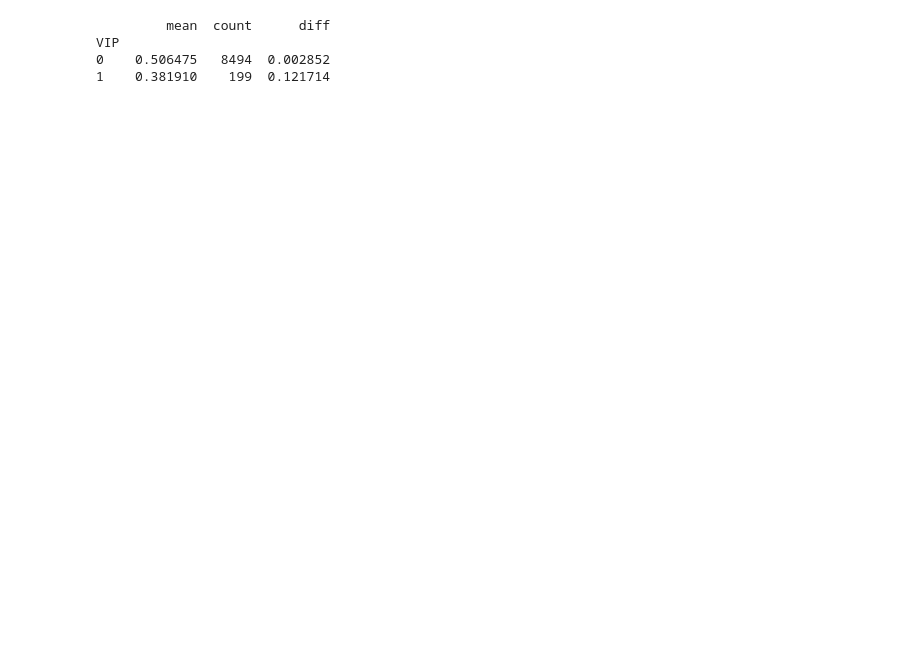
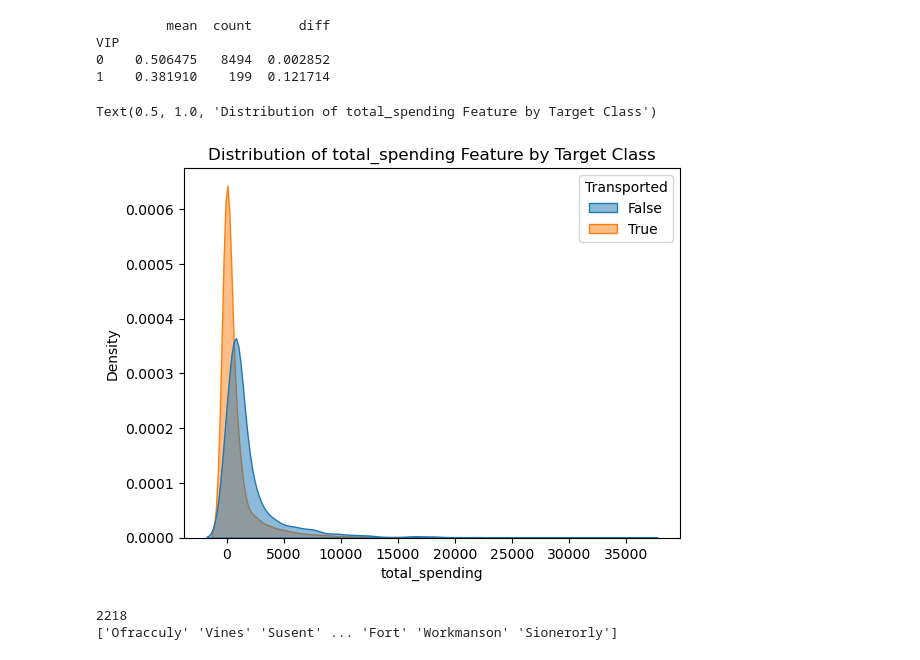
Before and after one commit to Skizdukion/mlops, a Jupyter notebook: jupyter/explore_data_space_ship.ipynb, the cells around one changed output. Drawn from its saved outputs; the diff is of its cells as text; code cells hidden in the pictures; blank space fills up the shorter version.

Commit message:
Feat: base line for spaceship data

```diff
--- a/jupyter/explore_data_space_ship.ipynb
+++ b/jupyter/explore_data_space_ship.ipynb
@@ -289,3 +289,16 @@ print(analysis.sort_values(by='count', ascending=False).head(10))
 VIP
 0    0.506475   8494  0.002852
 1    0.381910    199  0.121714
+# %%
+# List of the numeric columns to be summed
+spending_cols = ['RoomService', 'FoodCourt', 'ShoppingMall', 'Spa', 'VRDeck']
+
+# Calculate the total spending
+# axis=1 tells pandas to sum across columns for each row
+visualize_df['total_spending'] = visualize_df[spending_cols].sum(axis=1)
+# %%
+sns.kdeplot(data=visualize_df, x="total_spending", hue="Transported", fill=True, common_norm=False, alpha=0.5)
+plt.title("Distribution of total_spending Feature by Target Class")
+# %% [output]
+Text(0.5, 1.0, 'Distribution of total_spending Feature by Target Class')
+[figure, added]
@@ -291,0 +309,5 @@ VIP
+# %%
+check_unique(visualize_df, 'last_name')
+# %% [output]
+2218
+['Ofracculy' 'Vines' 'Susent' ... 'Fort' 'Workmanson' 'Sionerorly']
```
Also changed, not shown: parts of 7 cells of this notebook, 2 other files.
